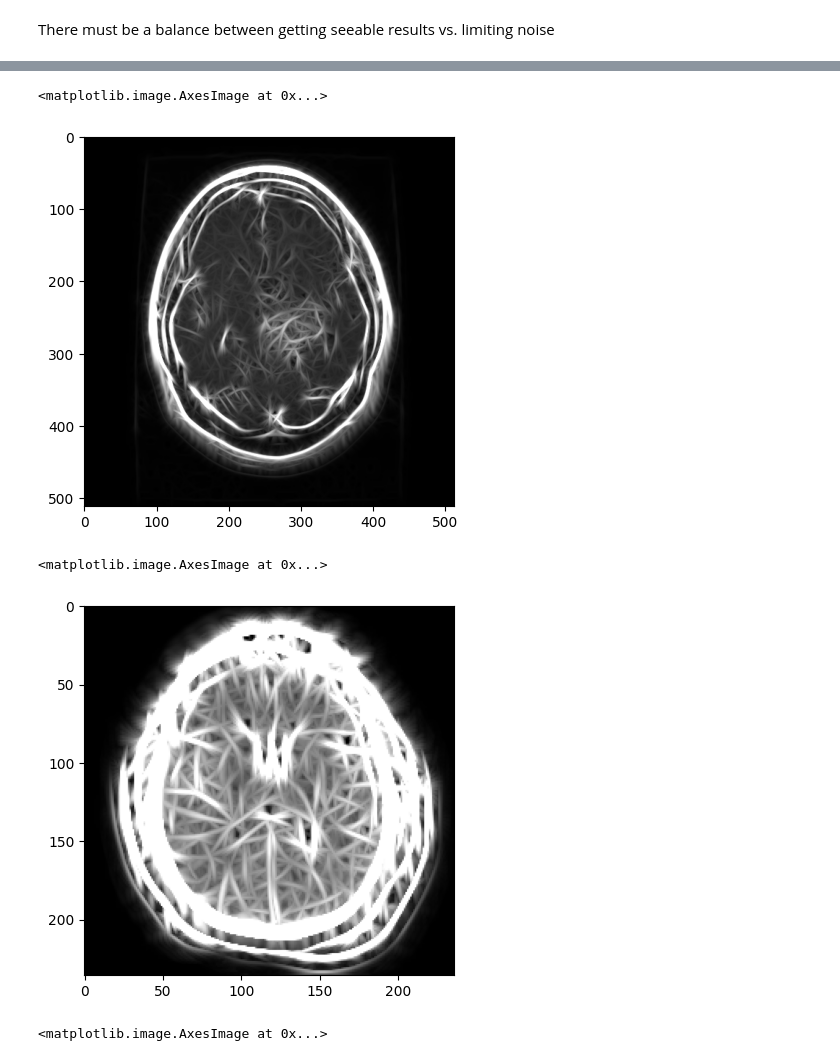
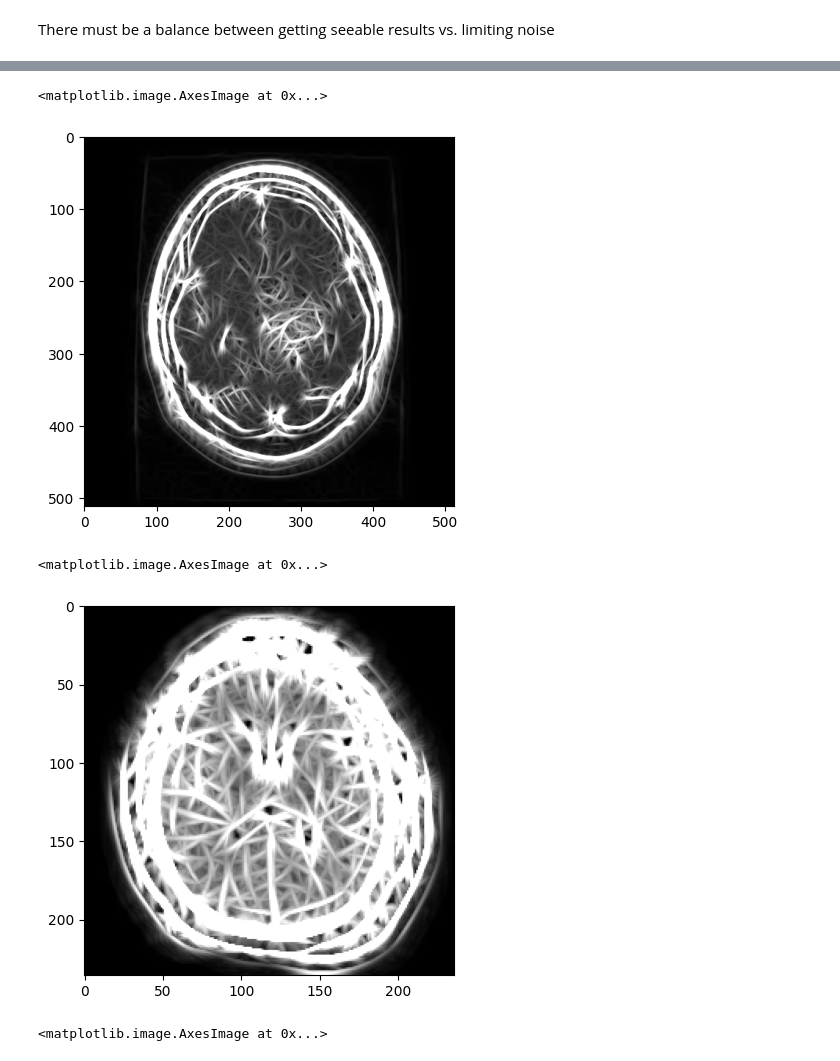
Before and after one commit to yaosam521/CS-7324-Proj-2, a Jupyter notebook: Proj-2.ipynb, the cells around one changed output, grey strips where cells are left out. Drawn from its saved outputs; the diff is of its cells as text; code cells hidden in the pictures.

```diff
--- a/Proj-2.ipynb
+++ b/Proj-2.ipynb
@@ -321,28 +321,28 @@ plt.imshow(resImgNoSig)
 # %%
 def build_filtersGamma():
  filters = []
  ksize = 31
- sigma = 4
+ sigma = 4.4
  lamba = 9.5
  gamma = .5
  psi = 10
  for theta in np.arange(0, np.pi, np.pi / 16):
      kern = cv2.getGaborKernel((ksize, ksize), sigma, theta, lamba, gamma, psi, ktype=cv2.CV_32F)
      kern /= 1.5*kern.sum()
      filters.append(kern)
  return filters
 filtersGam= build_filtersGamma()
 resImg1Gam = process(img, filtersGam)
 plt.imshow(resImg1Gam)
 # %% [output]
 <matplotlib.image.AxesImage at 0x...>
-[figure, old version]
+[figure, new version]
 # %%
 resImgNoGam = process(img3, filtersGam)
 plt.imshow(resImgNoGam)
 # %% [output]
 <matplotlib.image.AxesImage at 0x...>
-[figure, old version]
+[figure, new version]
 # %%
 min_interval = 100
 max_interval = 200
```
Also changed, not shown: parts of 5 cells of this notebook.
